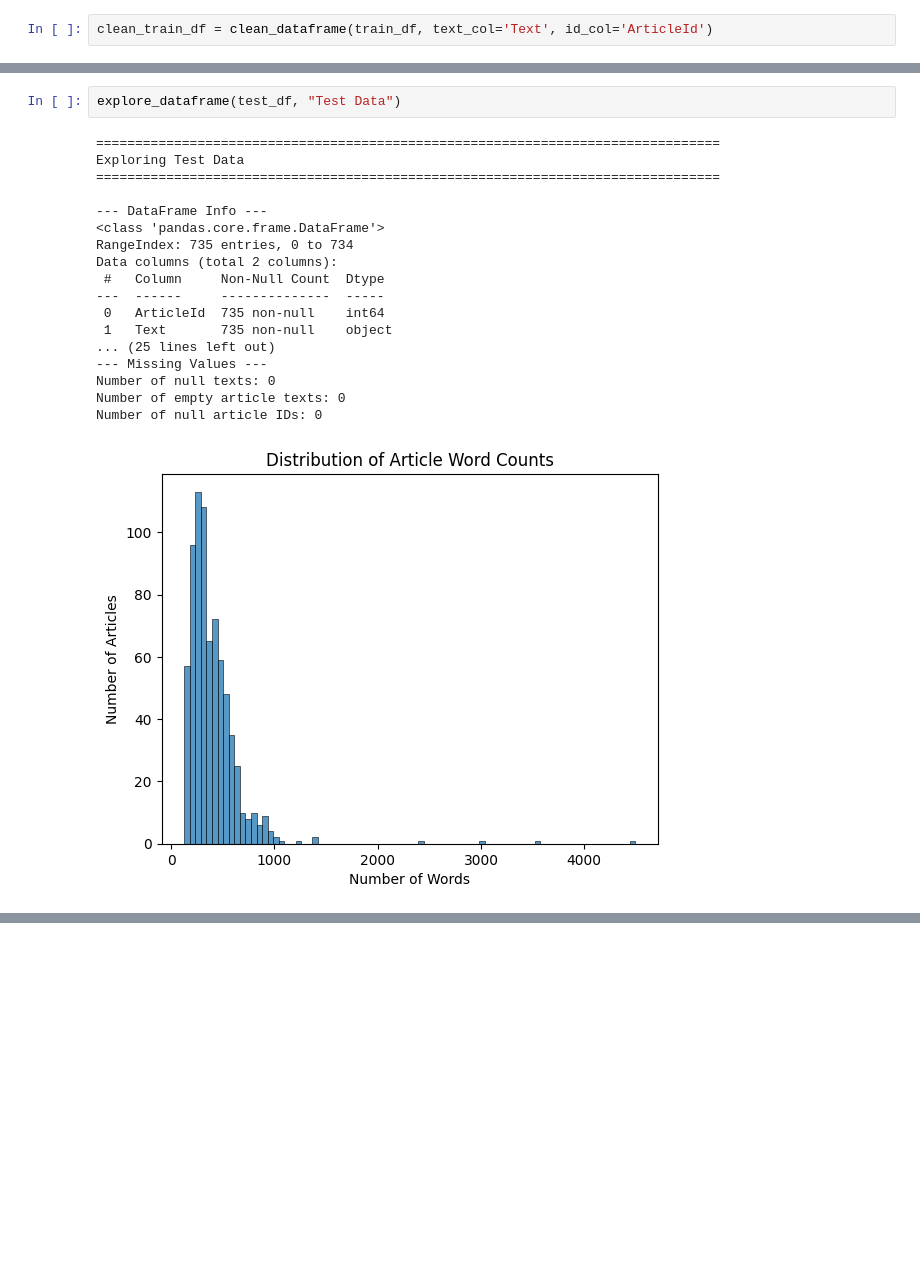
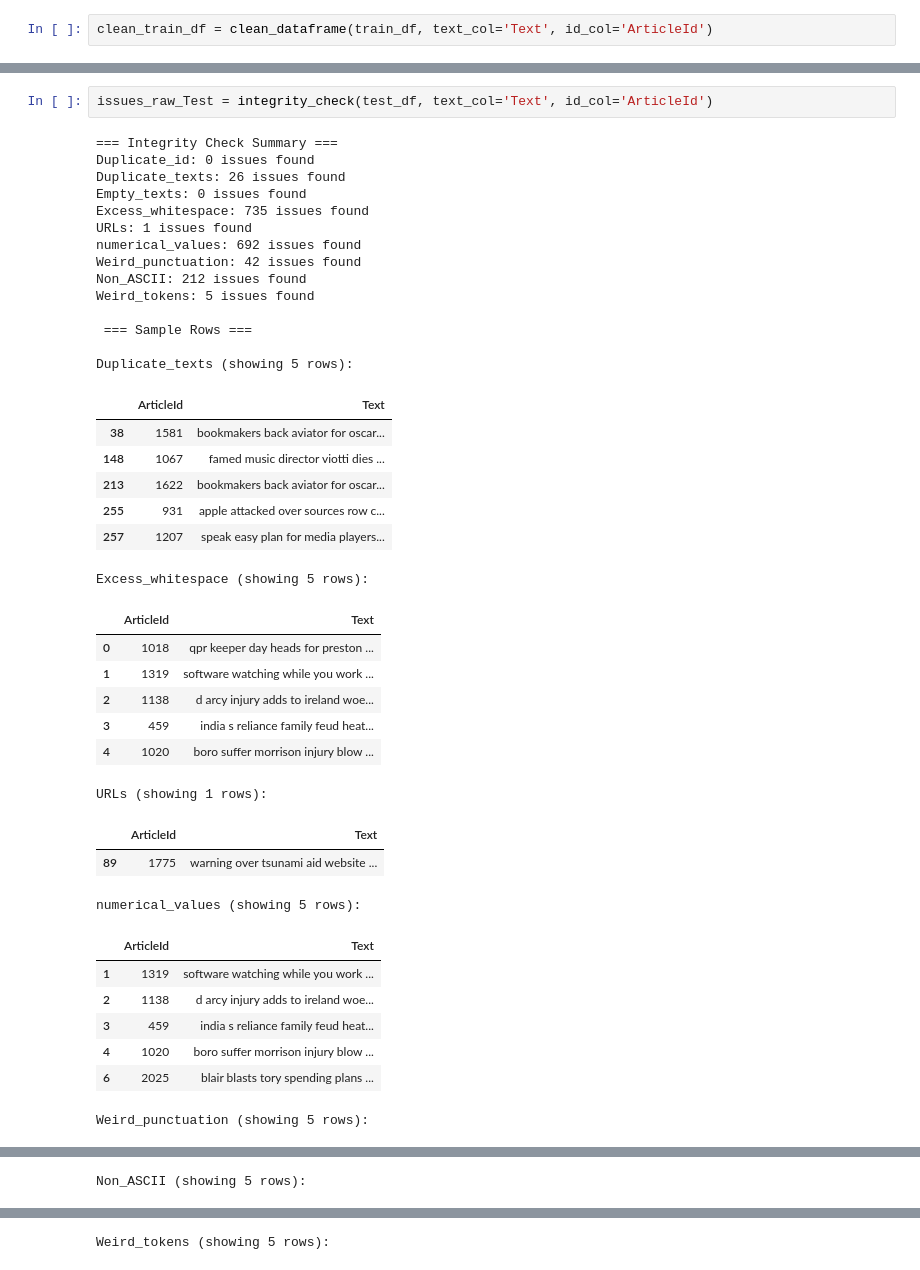
Before and after one commit to pbadii/BBCnews-text-classification, a Jupyter notebook: notebooks/01_eda.ipynb, the cells around one changed output, grey strips where cells are left out. Saved outputs shown, nothing was run; the diff lists cells and outputs as text; blank space fills up the shorter version.

```diff
--- a/notebooks/01_eda.ipynb
+++ b/notebooks/01_eda.ipynb
@@ -529,24 +417,44 @@ Categories:  ['business' 'entertainment' 'politics' 'sport' 'tech']
 [figure]
 [figure]
 [figure]
-# %%
-explore_dataframe(test_df, "Test Data")
-# %% [output]
-================================================================================
-Exploring Test Data
-================================================================================
-
---- DataFrame Info ---
-<class 'pandas.core.frame.DataFrame'>
-RangeIndex: 735 entries, 0 to 734
-Data columns (total 2 columns):
- #   Column     Non-Null Count  Dtype
----  ------     --------------  -----
- 0   ArticleId  735 non-null    int64
- 1   Text       735 non-null    object
-... (25 lines left out)
---- Missing Values ---
-Number of null texts: 0
-Number of empty article texts: 0
-Number of null article IDs: 0
-[figure, old version]
+# %%
+issues_raw_Test = integrity_check(test_df, text_col='Text', id_col='ArticleId')
+# %% [output]
+=== Integrity Check Summary ===
+Duplicate_id: 0 issues found
+Duplicate_texts: 26 issues found
+Empty_texts: 0 issues found
+Excess_whitespace: 735 issues found
+URLs: 1 issues found
+numerical_values: 692 issues found
+Weird_punctuation: 42 issues found
+Non_ASCII: 212 issues found
+Weird_tokens: 5 issues found
+
+ === Sample Rows ===
+
+Duplicate_texts (showing 5 rows):
+|  | ArticleId | Text |
+| 38 | 1581 | bookmakers back aviator for oscar... |
+| 148 | 1067 | famed music director viotti dies ... |
+| 213 | 1622 | bookmakers back aviator for oscar... |
+| 255 | 931 | apple attacked over sources row c... |
+| 257 | 1207 | speak easy plan for media players... |
+Excess_whitespace (showing 5 rows):
+|  | ArticleId | Text |
+| 0 | 1018 | qpr keeper day heads for preston ... |
+| 1 | 1319 | software watching while you work ... |
+| 2 | 1138 | d arcy injury adds to ireland woe... |
+| 3 | 459 | india s reliance family feud heat... |
+| 4 | 1020 | boro suffer morrison injury blow ... |
+URLs (showing 1 rows):
+|  | ArticleId | Text |
+| 89 | 1775 | warning over tsunami aid website ... |
+numerical_values (showing 5 rows):
+|  | ArticleId | Text |
+| 1 | 1319 | software watching while you work ... |
+| 2 | 1138 | d arcy injury adds to ireland woe... |
+| 3 | 459 | india s reliance family feud heat... |
+| 4 | 1020 | boro suffer morrison injury blow ... |
+| 6 | 2025 | blair blasts tory spending plans ... |
+Weird_punctuation (showing 5 rows):
@@ -552,0 +467 @@ Number of null article IDs: 0
+Non_ASCII (showing 5 rows):
@@ -552,0 +474 @@ Number of null article IDs: 0
+Weird_tokens (showing 5 rows):
```
Also changed, not shown: parts of 23 cells of this notebook.
